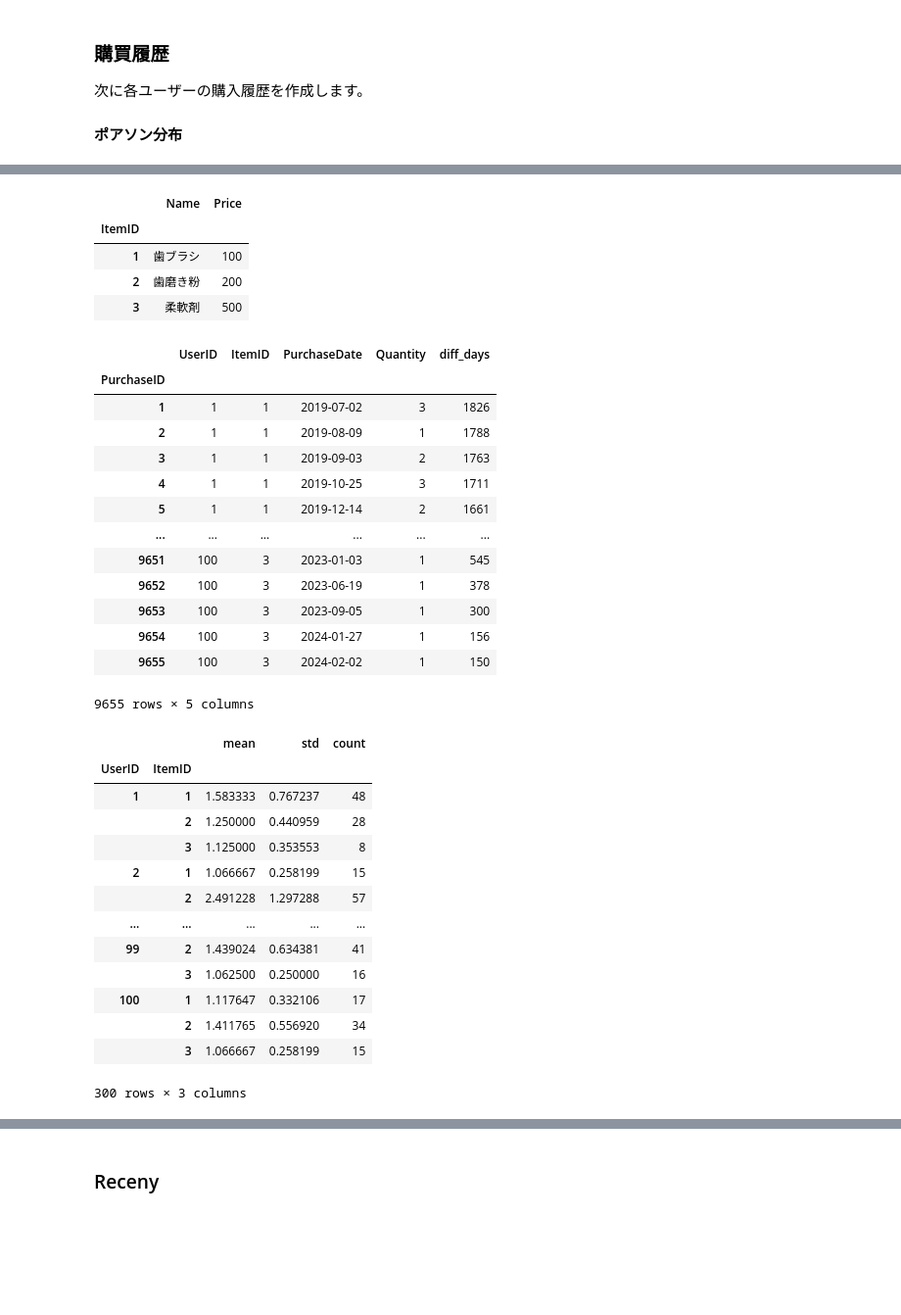
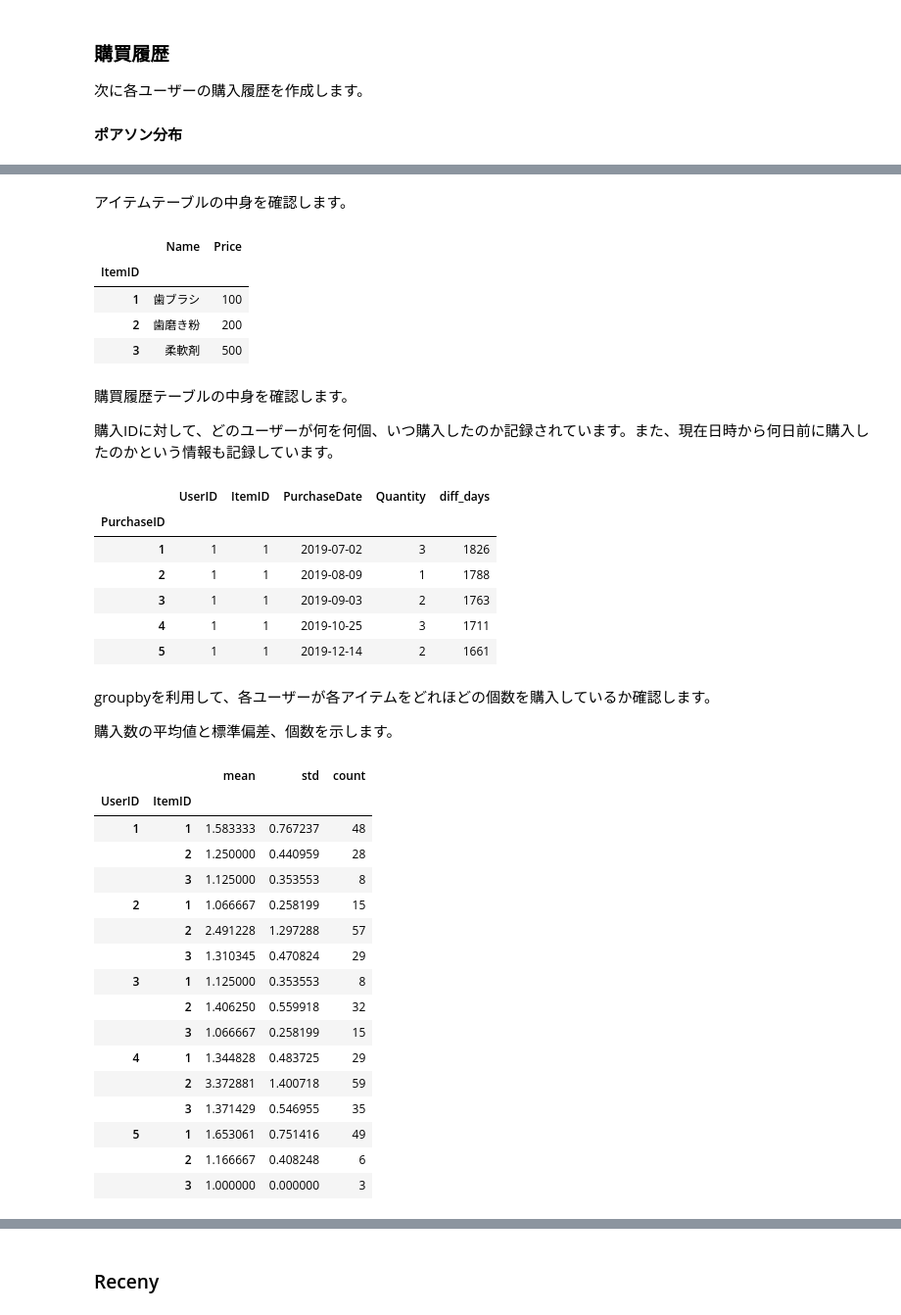
Before and after one commit to hiroshi0530/wa-src, a Jupyter notebook: rec/mkt/04/04_nb.ipynb, the cells around one changed output, grey strips where cells are left out. Shown: that part at 98% size. Saved outputs shown, nothing was run; the diff lists cells and outputs as text; code cells hidden in the pictures; blank space fills up the shorter version.

```diff
--- a/rec/mkt/04/04_nb.ipynb
+++ b/rec/mkt/04/04_nb.ipynb
@@ -272,16 +335,13 @@ $$
 # %%
-import numpy as np
-import matplotlib.pyplot as plt
-
 from scipy.stats import poisson
 
-for mu in [0.5, 1, 3]:
+for _lambda in [0.5, 1, 3]:
     x = np.arange(10)
-    mean, var, skew, kurt = poisson.stats(mu, moments="mvsk")
-    plt.plot(x, poisson.pmf(x, mu), marker="o", label=f"$\\mu$={mu} ,mean={mean}")
+    mean, var, skew, kurt = poisson.stats(_lambda, moments="mvsk")
+    plt.plot(x, poisson.pmf(x, _lambda), marker="o", label=f"$\\lambda$={_lambda} ,mean={mean}")
 
 plt.xlabel("$k$")
-plt.ylabel("$\\text{Poisson}(k|\mu)$")
+plt.ylabel("$\\text{Poisson}(k|\lambda)$")
 plt.grid()
 plt.legend()
 plt.show()
@@ -320,10 +417,25 @@ from scipy.stats import poisson
 import datetime
 from dateutil.relativedelta import relativedelta
 
+# 購入履歴の数
 purchase_history_size = 60
+
+# 仮の現在日付の設定
 current_date = datetime.date(2024, 7, 1)
 
+# 現在から60ヶ月前までの日付のリスト
 datetime_list = [current_date - relativedelta(months=i + 1) for i in range(purchase_history_size)]
+
+# 三つの商品のガンマ分布のパラメタ
+# - 歯ブラシ
+#   - alpha : 1
+#   - bata  : 1
+# - 歯磨き粉
+#   - alpha : 3
+#   - bata  : 1.5 / 3
+# - 柔軟剤
+#   - alpha : 5
+#   - bata  : 0.5 / 5
 
 gamma_a_list = [1, 3, 5]
 gamma_b_list = [1, 1.5 / 3, 0.5 / 5]
@@ -331,13 +443,22 @@ gamma_b_list = [1, 1.5 / 3, 0.5 / 5]
 with sqlite3.connect(db_file_name) as conn:
     cur = conn.cursor()
 
+    # 各商品に対して購買履歴を作成
     for a, b, _item_id in zip(gamma_a_list, gamma_b_list, range(1, item_num + 1)):
-        mu_list = gamma.rvs(a, scale=b, size=user_num, random_state=random_state)
 
-        for mu, _user_id in zip(mu_list, range(1, user_num + 1)):
-            history_list = poisson.rvs(mu, size=purchase_history_size, random_state=random_state)
+        # それぞれの商品をユーザーが購入する個数を計算
+        # 各ユーザー分のlambdaをガンマ分布から乱数を生成
+        lambda_list = gamma.rvs(a, scale=b, size=user_num, random_state=random_state)
+
+        # 各ユーザーごとに設定されたlambdaを持つポアソン分布から乱数を生成
+        for _lambda, _user_id in zip(lambda_list, range(1, user_num + 1)):
+
+            # ポアソン分布から乱数の生成
+            history_list = poisson.rvs(_lambda, size=purchase_history_size, random_state=random_state)
 
             for _created_at, _history in zip(datetime_list[::-1], history_list[::-1]):
+
+                # 購入された商品の個数が1個以上であれば、データベースにINSERT
                 if _history > 0:
                     _year = pd.to_datetime(_created_at).year
                     _month = pd.to_datetime(_created_at).month
@@ -346,6 +467,7 @@ with sqlite3.connect(db_file_name) as conn:
                     # 年は固定で、日付だけランダムに設定
                     _random_created_at = f"{_year}-{_month}-{_random_day}"
 
+                    # 購入履歴をデータベースに insert
                     cur.execute(
                         f"INSERT INTO PurchaseHistory (UserID, ItemID, Quantity, PurchaseDate) VALUES (?, ?, ?, ?);",
                         (_user_id, _item_id, int(_history), _random_created_at),
@@ -369,3 +493,5 @@ users_df.head()
+# %% [markdown]
+アイテムテーブルの中身を確認します。
 # %%
 with sqlite3.connect(db_file_name) as conn:
     items_df = pd.read_sql_query("SELECT * FROM Items", conn).set_index("ItemID", drop=True)
@@ -377,6 +503,10 @@ items_df.head()
 | 1 | 歯ブラシ | 100 |
 | 2 | 歯磨き粉 | 200 |
 | 3 | 柔軟剤 | 500 |
+# %% [markdown]
+購買履歴テーブルの中身を確認します。
+
+購入IDに対して、どのユーザーが何を何個、いつ購入したのか記録されています。また、現在日時から何日前に購入したのかという情報も記録しています。
 # %%
 with sqlite3.connect(db_file_name) as conn:
     purchase_history_df = pd.read_sql_query("SELECT * FROM PurchaseHistory", conn).set_index("PurchaseID", drop=True)
@@ -385,7 +515,7 @@ purchase_history_df.PurchaseDate = pd.to_datetime(purchase_history_df.PurchaseDa
 purchase_history_df["diff_days"] = purchase_history_df.PurchaseDate.apply(
     lambda x: (pd.to_datetime(current_date) - x).days
 )
-purchase_history_df
+purchase_history_df.head()
 # %% [output]
 |  | UserID | ItemID | PurchaseDate | Quantity | diff_days |
 | PurchaseID |  |  |  |  |  |
@@ -394,29 +524,29 @@ purchase_history_df
 | 3 | 1 | 1 | 2019-09-03 | 2 | 1763 |
 | 4 | 1 | 1 | 2019-10-25 | 3 | 1711 |
 | 5 | 1 | 1 | 2019-12-14 | 2 | 1661 |
-| ... | ... | ... | ... | ... | ... |
-| 9651 | 100 | 3 | 2023-01-03 | 1 | 545 |
-| 9652 | 100 | 3 | 2023-06-19 | 1 | 378 |
-| 9653 | 100 | 3 | 2023-09-05 | 1 | 300 |
-| 9654 | 100 | 3 | 2024-01-27 | 1 | 156 |
-| 9655 | 100 | 3 | 2024-02-02 | 1 | 150 |
-9655 rows × 5 columns
+# %% [markdown]
+groupbyを利用して、各ユーザーが各アイテムをどれほどの個数を購入しているか確認します。
+
+購入数の平均値と標準偏差、個数を示します。
 # %%
-purchase_history_df.groupby(["UserID", "ItemID"])["Quantity"].agg(["mean", "std", "count"])
+purchase_history_df.groupby(["UserID", "ItemID"])["Quantity"].agg(["mean", "std", "count"]).head(15)
 # %% [output]
 |  |  | mean | std | count |
 | UserID | ItemID |  |  |  |
 | 1 | 1 | 1.583333 | 0.767237 | 48 |
 |  | 2 | 1.250000 | 0.440959 | 28 |
 |  | 3 | 1.125000 | 0.353553 | 8 |
 | 2 | 1 | 1.066667 | 0.258199 | 15 |
 |  | 2 | 2.491228 | 1.297288 | 57 |
-| ... | ... | ... | ... | ... |
-| 99 | 2 | 1.439024 | 0.634381 | 41 |
-|  | 3 | 1.062500 | 0.250000 | 16 |
-| 100 | 1 | 1.117647 | 0.332106 | 17 |
-|  | 2 | 1.411765 | 0.556920 | 34 |
+|  | 3 | 1.310345 | 0.470824 | 29 |
+| 3 | 1 | 1.125000 | 0.353553 | 8 |
+|  | 2 | 1.406250 | 0.559918 | 32 |
 |  | 3 | 1.066667 | 0.258199 | 15 |
+| 4 | 1 | 1.344828 | 0.483725 | 29 |
+|  | 2 | 3.372881 | 1.400718 | 59 |
+|  | 3 | 1.371429 | 0.546955 | 35 |
+| 5 | 1 | 1.653061 | 0.751416 | 49 |
+|  | 2 | 1.166667 | 0.408248 | 6 |
+|  | 3 | 1.000000 | 0.000000 | 3 |
-300 rows × 3 columns
 # %% [markdown]
 ## RFM分析
```
Also changed, not shown: parts of 33 cells of this notebook, 31 other files.
